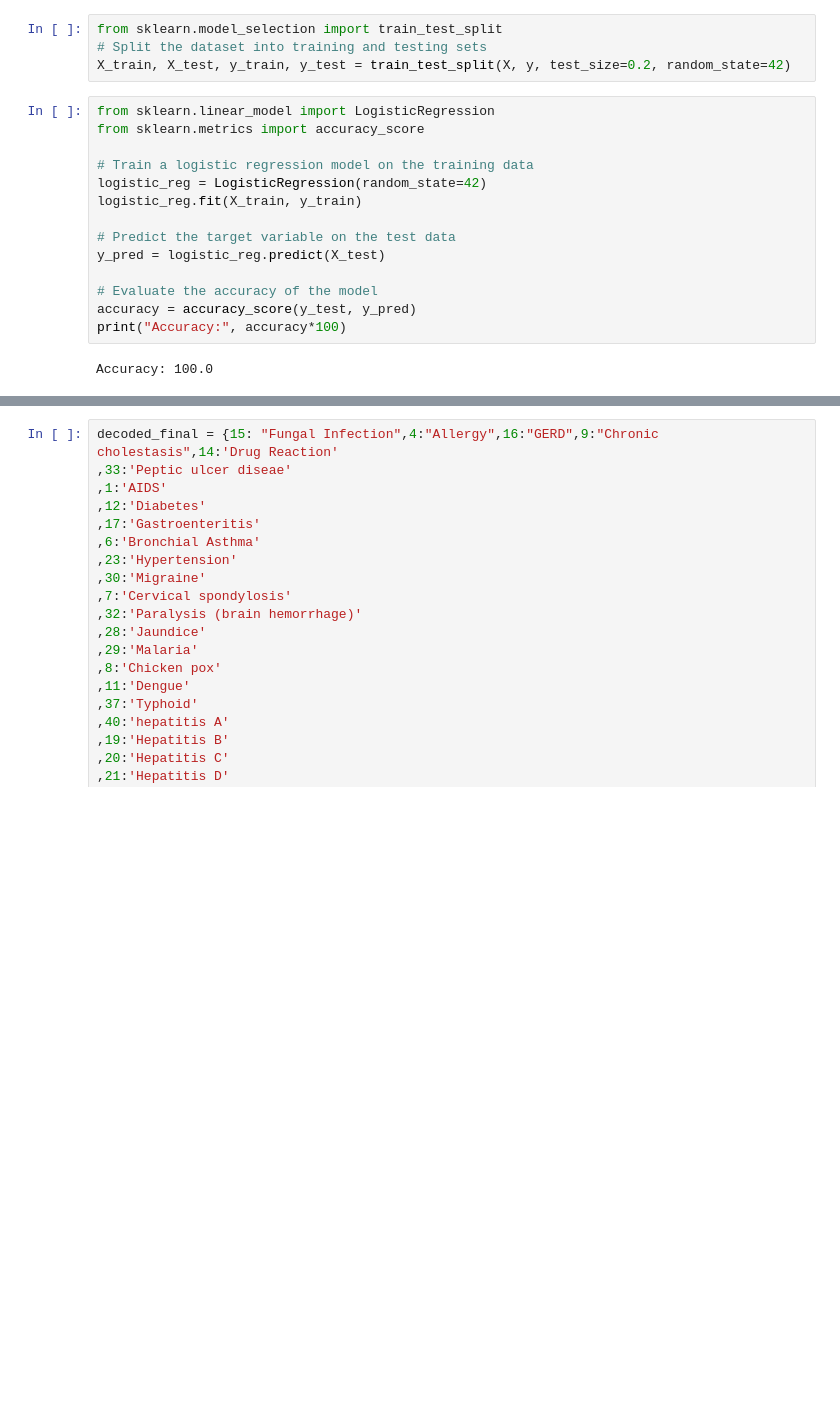
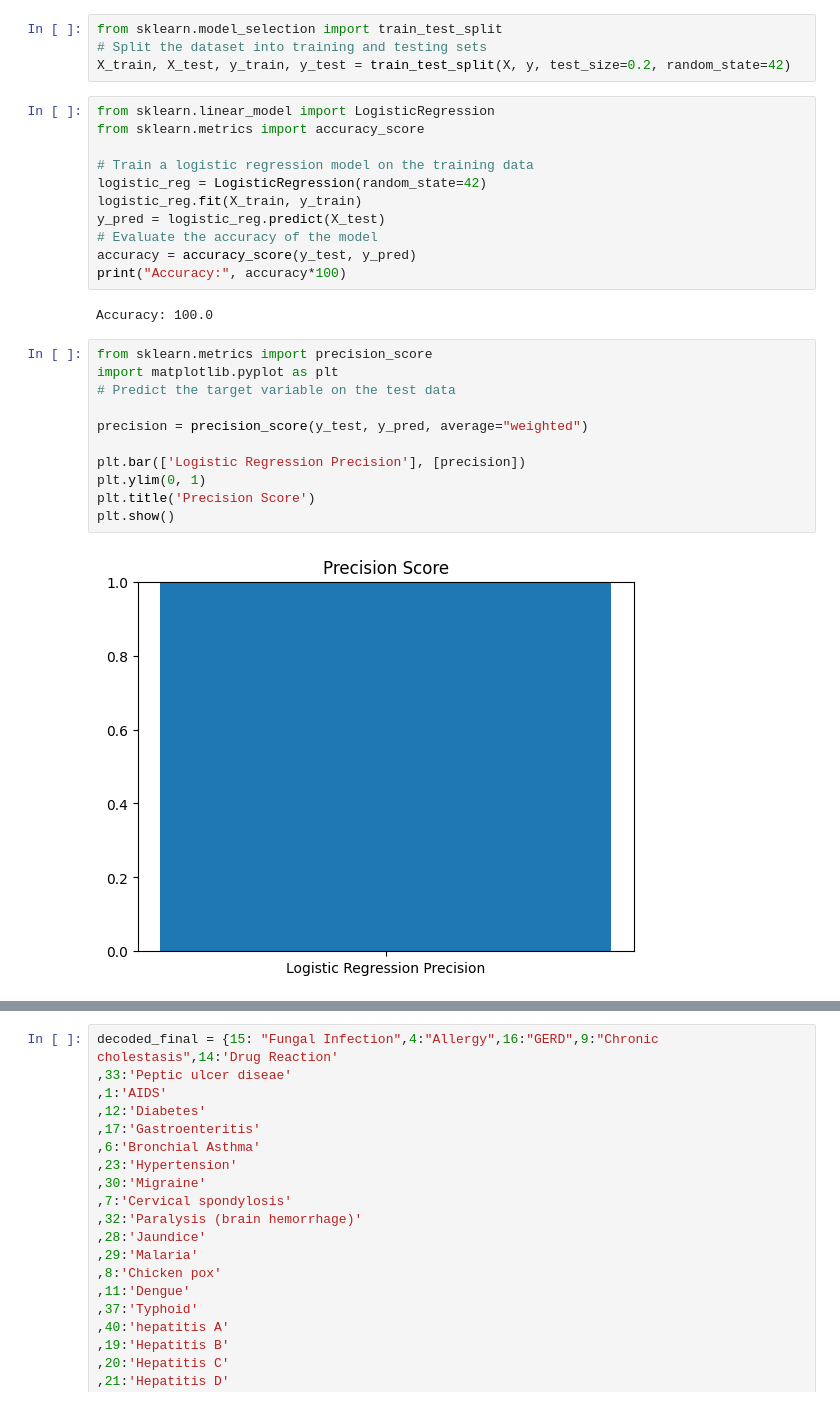
Before and after one commit to pooranjoyb/health-bridge, a Jupyter notebook: health-bridge/models/train/model.ipynb, the cells around one changed output, grey strips where cells are left out. Cells and saved outputs as stored; diff of their text form; blank space fills up the shorter version.

Commit message:
Added data visualization

```diff
--- a/health-bridge/models/train/model.ipynb
+++ b/health-bridge/models/train/model.ipynb
@@ -65,12 +63,22 @@ from sklearn.metrics import accuracy_score
 # Train a logistic regression model on the training data
 logistic_reg = LogisticRegression(random_state=42)
 logistic_reg.fit(X_train, y_train)
-
-# Predict the target variable on the test data
 y_pred = logistic_reg.predict(X_test)
-
 # Evaluate the accuracy of the model
 accuracy = accuracy_score(y_test, y_pred)
 print("Accuracy:", accuracy*100)
 # %% [output]
 Accuracy: 100.0
+# %%
+from sklearn.metrics import precision_score
+import matplotlib.pyplot as plt
+# Predict the target variable on the test data
+
+precision = precision_score(y_test, y_pred, average="weighted")
+
+plt.bar(['Logistic Regression Precision'], [precision])
+plt.ylim(0, 1)
+plt.title('Precision Score')
+plt.show()
+# %% [output]
+[figure, added]
```
Also changed, not shown: parts of 6 cells of this notebook.
